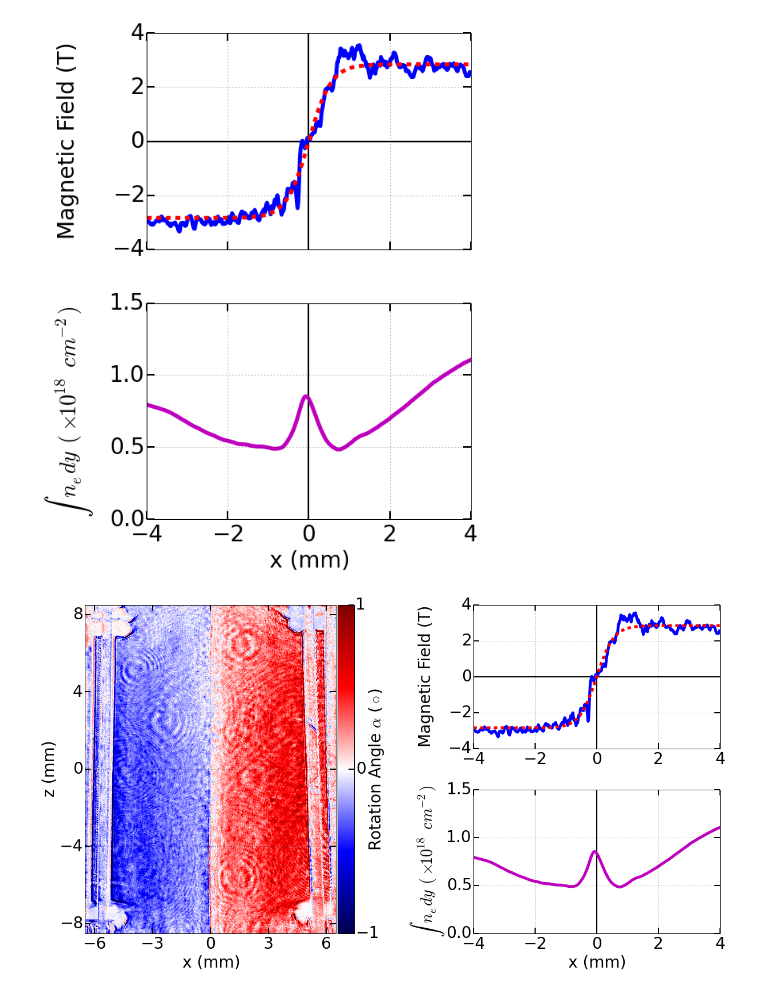
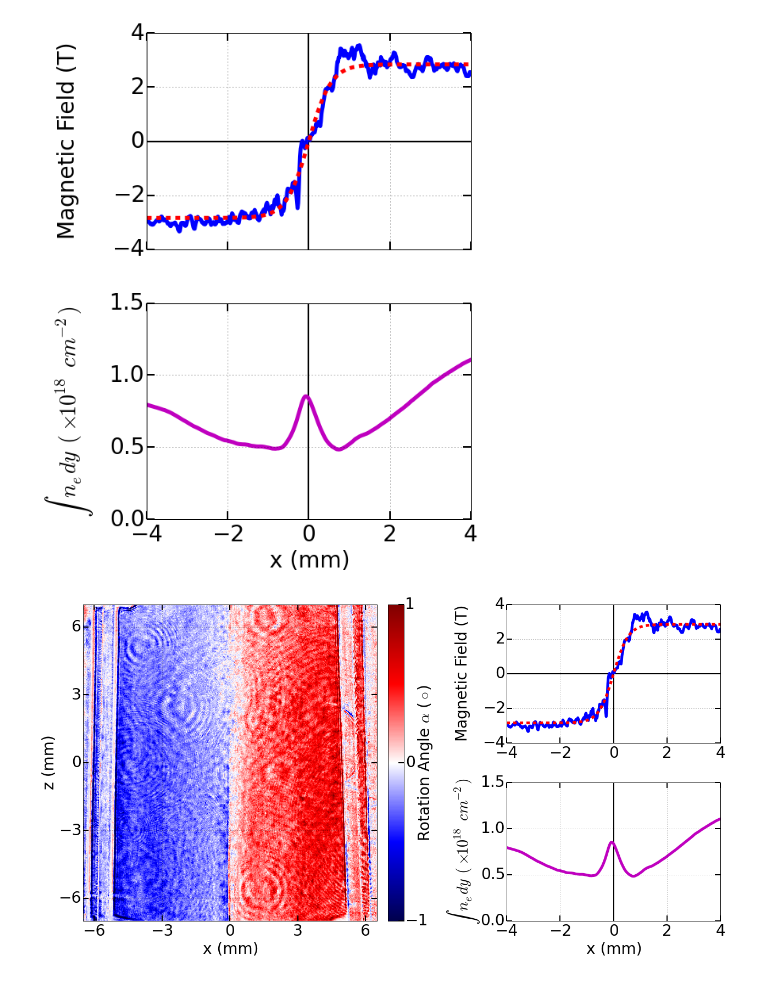
Before and after one commit to jdhare/magpie-analysis, a Jupyter notebook: Figures for Reconnection Paper.ipynb, the cells around one changed output. Cells and saved outputs as stored; diff of their text form; code cells hidden in the pictures.

```diff
--- a/Figures for Reconnection Paper.ipynb
+++ b/Figures for Reconnection Paper.ipynb
@@ -289,13 +298,13 @@ ax.set_xlabel('x (mm)',fontsize=28)
 ax.set_ylabel('z (mm)',fontsize=28)
 
 ax.set_xticks([-6,-3,0,3, 6])
-ax.set_yticks([-8,-4,0,4,8])
+ax.set_yticks([-6,-3,0,3,6])
 
 ax.tick_params(labelsize=28, pad=5, length=10, width=2)
 
 ax.grid()
 
-cbar_ax = fig.add_axes([0.355, 0.10, 0.02, 0.8])#left,bottom,width,height
+cbar_ax = fig.add_axes([0.40, 0.10, 0.02, 0.8])#left,bottom,width,height
 cbar_ax.tick_params(labelsize=28, pad=5, length=10, width=2)
 fig.colorbar(far, cax=cbar_ax, ticks=[-1,0,1])
 cbar_ax.set_ylabel(r'Rotation Angle $\alpha$ ($\circ$)',fontsize=28)
@@ -303,42 +312,42 @@ cbar_ax.set_ylabel(r'Rotation Angle $\alpha$ ($\circ$)',fontsize=28)
 cbar_ax.get_yaxis().set_label_coords(1.8,0.5)
 
 
-ax2=fig.add_axes([0.52, 0.10, 0.3, 0.35])
-ax1=fig.add_axes([0.52, 0.55, 0.3, 0.35], sharex=ax2)#left,bottom,width,height
+ax2=fig.add_axes([0.55, 0.10, 0.27, 0.35])
+ax1=fig.add_axes([0.55, 0.55, 0.27, 0.35], sharex=ax2)#left,bottom,width,height
 
 ax1.plot([-4, 4], [0, 0], color='k', linewidth=2)
 ax1.plot([0, 0], [-4, 4], color='k', linewidth=2)
 ax2.plot([0, 0], [0, 2], color='k', linewidth=2)
 
 ax1.plot(y_Bc,B, label='Magnetic Field', color='b', lw=5)
 ax1.plot(y_Bc,res.best_fit, label='B Fitted', color='red', lw=5, ls='--')
 
 ax2.plot(y_Bc,n_av/1e18, lw=5, color='m', label='Electron Density')
 
 ax1.set_xlim([-4,4])
 ax1.set_xticks(np.arange(-4,4+1,2))
 ax2.set_xlabel('x (mm)', fontsize=28)
 ax1.set_ylim([-4,4])
 ax1.set_yticks([-4,-2,0,2,4])
 ax1.set_ylabel('Magnetic Field (T)',fontsize=28)
 
 ax2.set_ylim([0,1.5])
 ax2.set_yticks([0,0.5,1,1.5])
 
-ax1.get_yaxis().set_label_coords(-0.16,0.5)
-ax2.get_yaxis().set_label_coords(-0.11,0.5)
+ax1.get_yaxis().set_label_coords(-0.17,0.5)
+ax2.get_yaxis().set_label_coords(-0.12,0.5)
 
 fig.subplots_adjust(hspace=0.8)
 
 
 ax2.set_ylabel(r'$\int \,n_e dy \,(\times 10^{18}\,cm^{-2})$',fontsize=28)
 ax1.tick_params(labelsize=28, pad=5, length=10, width=2)
 ax2.tick_params(labelsize=28, pad=5, length=10, width=2)
 #ax1.set_title(r's0513_15: $B$ and $n_e$',fontsize=40, y=1.02)
 ax1.grid()
 ax2.grid()
 #fig.tight_layout()
 # %% [output]
-[figure, old version]
+[figure, new version]
 # %%
 fig.savefig('s0513_15 faraday analysis.pdf', dpi=300, bbox_inches='tight')
```
Also changed, not shown: parts of 6 cells of this notebook, 4 other files.
